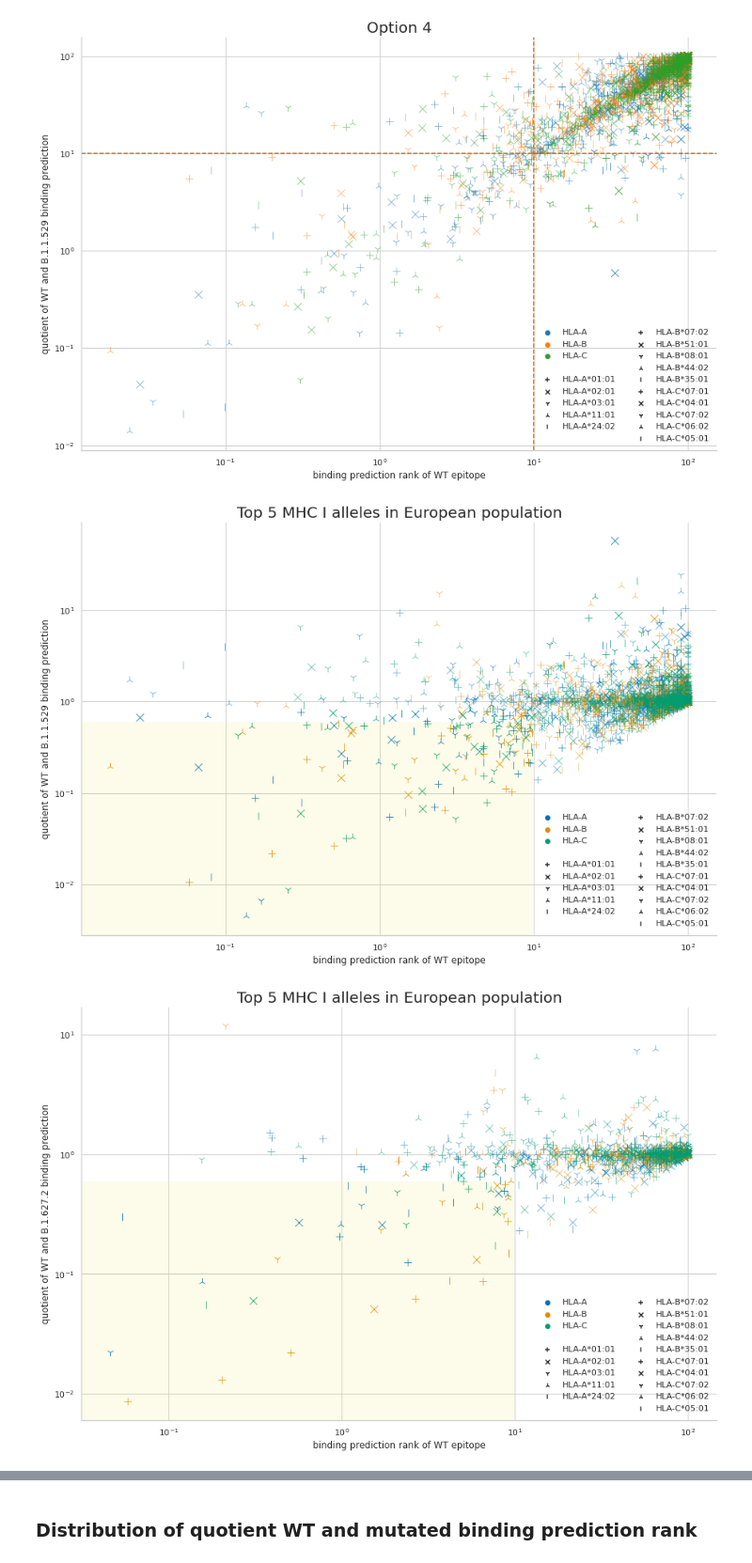
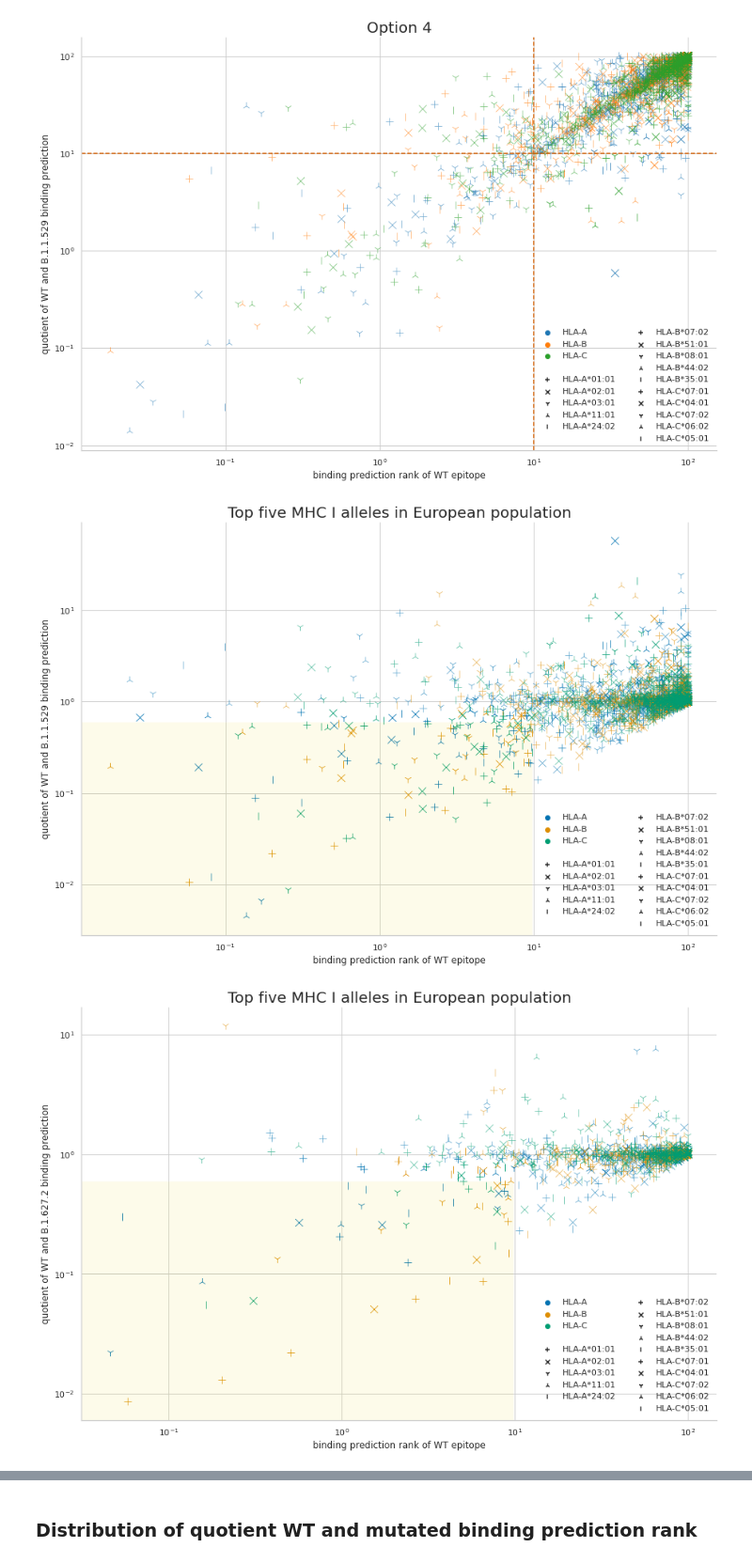
Before and after one commit to TRON-Bioinformatics/omicron-analysis, a Jupyter notebook: omicron_analysis.ipynb, the cells around one changed output, grey strips where cells are left out. Shown at 94% size. Drawn from its saved outputs; the diff is of its cells as text; code cells hidden in the pictures.

```diff
--- a/omicron_analysis.ipynb
+++ b/omicron_analysis.ipynb
@@ -948,29 +948,29 @@ plot_scatter_quotient(
 # %% [output]
 [figure]
 # %%
-title="Top 5 MHC I alleles in European population"
+title="Top five MHC I alleles in European population"
 
 plot_scatter_quotient(
     data=omicron_mhc_binding_europe, title=title,
     xlabel="binding prediction rank of WT epitope",
     ylabel="quotient of WT and B.1.1.529 binding prediction",
     figname="figure_02_scatterplot_omicron_europe.png"
 )
 plot_scatter_quotient(
     data=delta_mhc_binding_europe,
     title=title,
     xlabel="binding prediction rank of WT epitope",
     ylabel="quotient of WT and B.1.627.2 binding prediction",
     figname="figure_02_scatterplot_delta_europe.png"
 )
 #plot_scatter_quotient(
 #    data=delta_and_omicron_mhc_binding_europe,
 #    title=title,
 #    xlabel="binding prediction rank of B.1.627.2 epitope",
 #    ylabel="quotient of B.1.627.2 and B.1.1.529 binding prediction",
 #    figname="figure_02_scatterplot_delta_vs_omicron_europe.png"
 #)
 # %% [output]
-[figure, old version]
+[figure, new version]
-[figure, old version]
+[figure, new version]
 # %%
```
Also changed, not shown: parts of 3 cells of this notebook, 8 other files.
